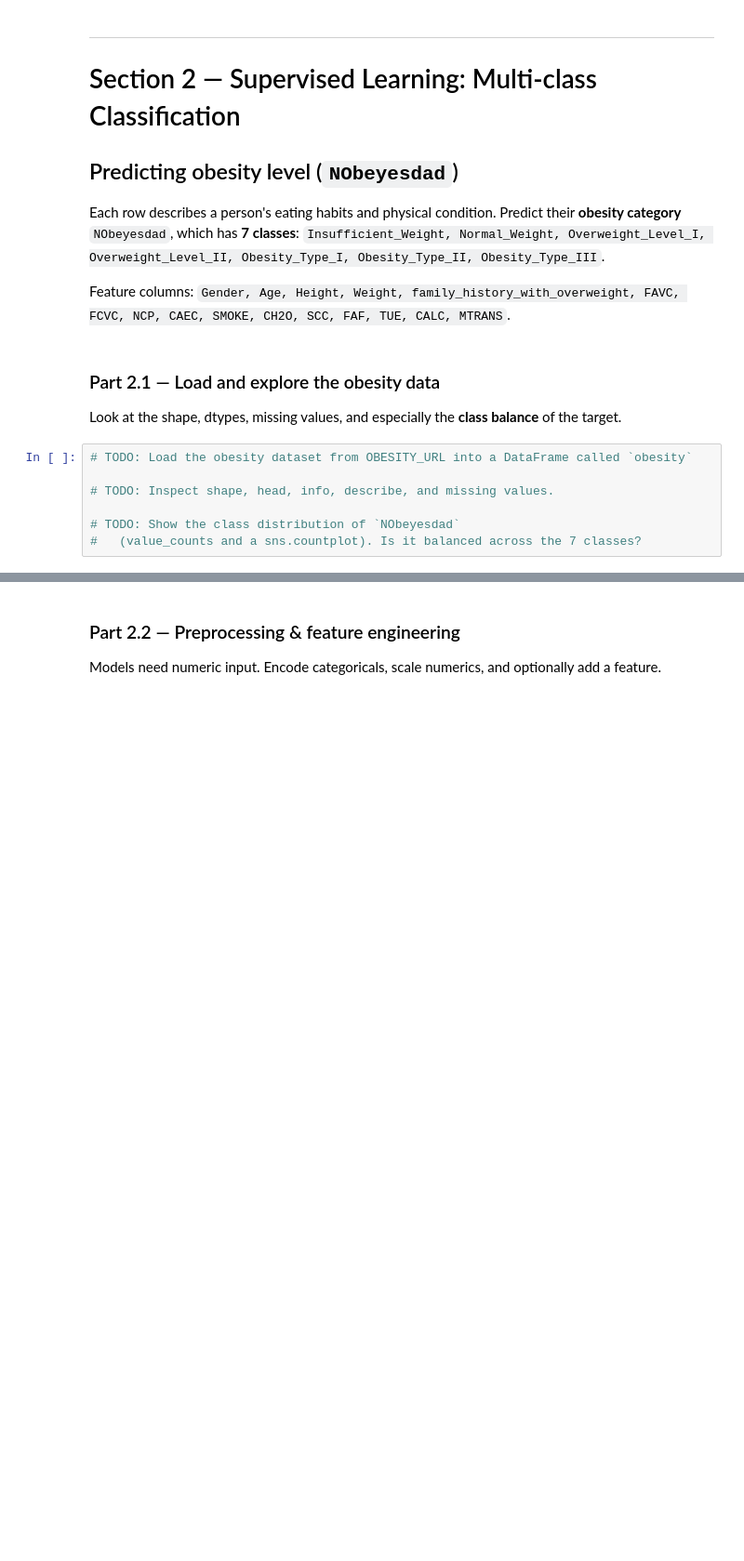
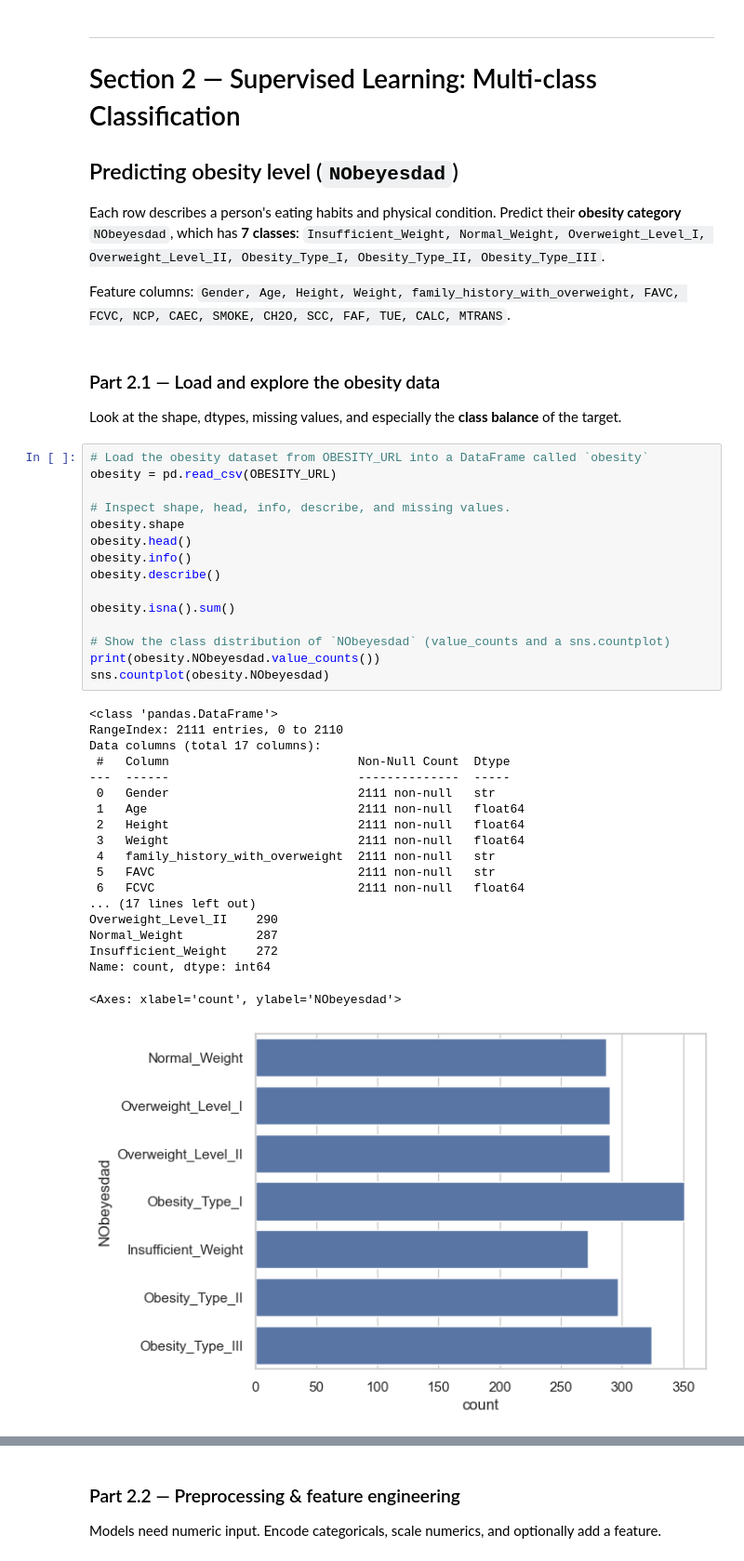
Before and after one commit to jupiterbouncer/Subair_Oluwademilade_Lab2, a Jupyter notebook: lab_2_predictive_analytics.ipynb, the cells around one changed output, grey strips where cells are left out. Shown at 93% size. Drawn from its saved outputs; the diff is of its cells as text; blank space fills up the shorter version.

```diff
--- a/lab_2_predictive_analytics.ipynb
+++ b/lab_2_predictive_analytics.ipynb
@@ -244,12 +297,40 @@ CAEC, SMOKE, CH2O, SCC, FAF, TUE, CALC, MTRANS`.
 
 Look at the shape, dtypes, missing values, and especially the **class balance** of the target.
 # %%
-# TODO: Load the obesity dataset from OBESITY_URL into a DataFrame called `obesity`
+# Load the obesity dataset from OBESITY_URL into a DataFrame called `obesity`
+obesity = pd.read_csv(OBESITY_URL)
 
-# TODO: Inspect shape, head, info, describe, and missing values.
+# Inspect shape, head, info, describe, and missing values.
+obesity.shape
+obesity.head()
+obesity.info()
+obesity.describe()
 
-# TODO: Show the class distribution of `NObeyesdad`
-#   (value_counts and a sns.countplot). Is it balanced across the 7 classes?
+obesity.isna().sum()
+
+# Show the class distribution of `NObeyesdad` (value_counts and a sns.countplot)
+print(obesity.NObeyesdad.value_counts())
+sns.countplot(obesity.NObeyesdad)
+# %% [output]
+<class 'pandas.DataFrame'>
+RangeIndex: 2111 entries, 0 to 2110
+Data columns (total 17 columns):
+ #   Column                          Non-Null Count  Dtype
+---  ------                          --------------  -----
+ 0   Gender                          2111 non-null   str
+ 1   Age                             2111 non-null   float64
+ 2   Height                          2111 non-null   float64
+ 3   Weight                          2111 non-null   float64
+ 4   family_history_with_overweight  2111 non-null   str
+ 5   FAVC                            2111 non-null   str
+ 6   FCVC                            2111 non-null   float64
+... (17 lines left out)
+Overweight_Level_II    290
+Normal_Weight          287
+Insufficient_Weight    272
+Name: count, dtype: int64
+<Axes: xlabel='count', ylabel='NObeyesdad'>
+[figure, added]
 # %% [markdown]
 **Student Reasoning — Obesity data exploration**
 _How many rows/features are there? Which columns are categorical vs numeric? Is the target
```
Also changed, not shown: parts of 7 cells of this notebook.
